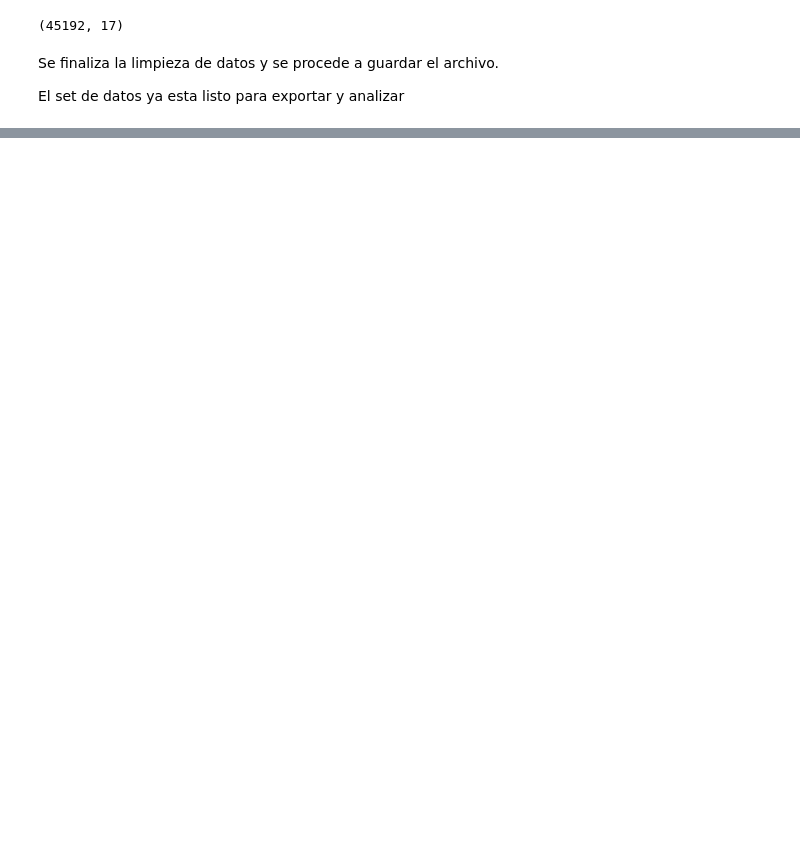
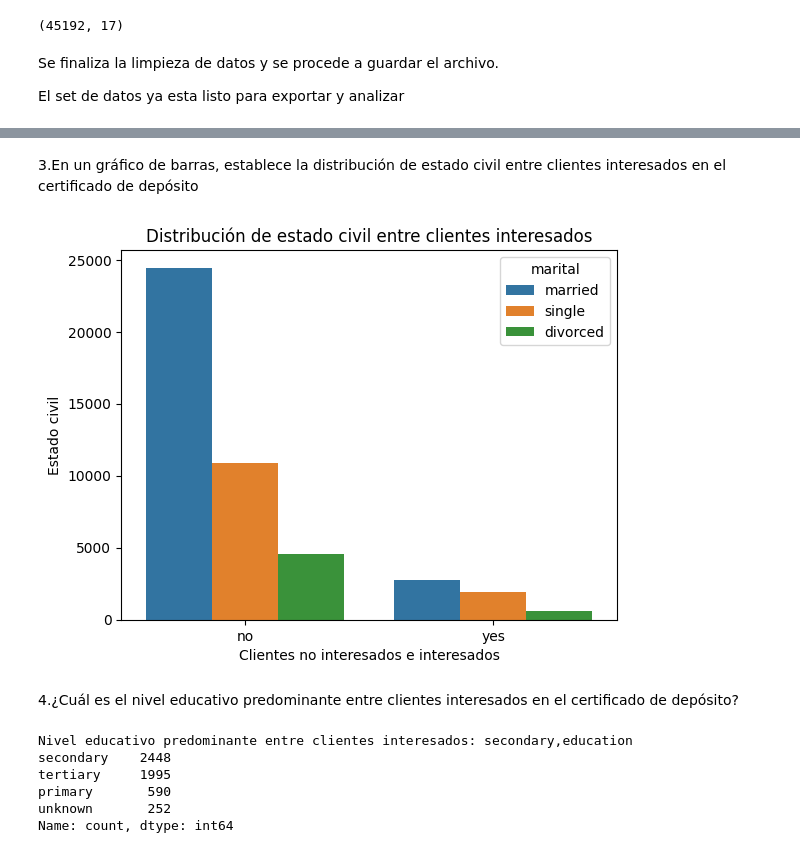
Before and after one commit to Sowii777/TalentoTech, a Jupyter notebook: Limpieza_de_Datos.ipynb, the cells around one changed output, grey strips where cells are left out. Saved outputs shown, nothing was run; the diff lists cells and outputs as text; code cells hidden in the pictures; blank space fills up the shorter version.

```diff
--- a/Limpieza_de_Datos.ipynb
+++ b/Limpieza_de_Datos.ipynb
@@ -421,0 +446,25 @@ data.to_csv(ruta, index=False)
+# %% [markdown]
+3.En un gráfico de barras, establece la distribución de estado civil entre clientes interesados en el certificado de depósito
+# %%
+sns.countplot(x='y' , hue='marital', data=data)
+filter (data['y']=='yes', data['marital'])
+plt.title(f'Distribución de estado civil entre clientes interesados')
+plt.xlabel('Clientes no interesados e interesados')
+plt.ylabel('Estado civil')
+plt.show()
+# %% [output]
+[figure, added]
+# %% [markdown]
+4.¿Cuál es el nivel educativo predominante entre clientes interesados en el certificado de depósito?
+# %%
+nivel_educativo = (data[data['y']== 'yes'].education.value_counts())
+import statistics
+mode = statistics.mode(data[data['y']=='yes']['education'])
+print(f'Nivel educativo predominante entre clientes interesados: {mode},{nivel_educativo}')
+# %% [output]
+Nivel educativo predominante entre clientes interesados: secondary,education
+secondary    2448
+tertiary     1995
+primary       590
+unknown       252
+Name: count, dtype: int64
```
Also changed, not shown: parts of 38 cells of this notebook.
